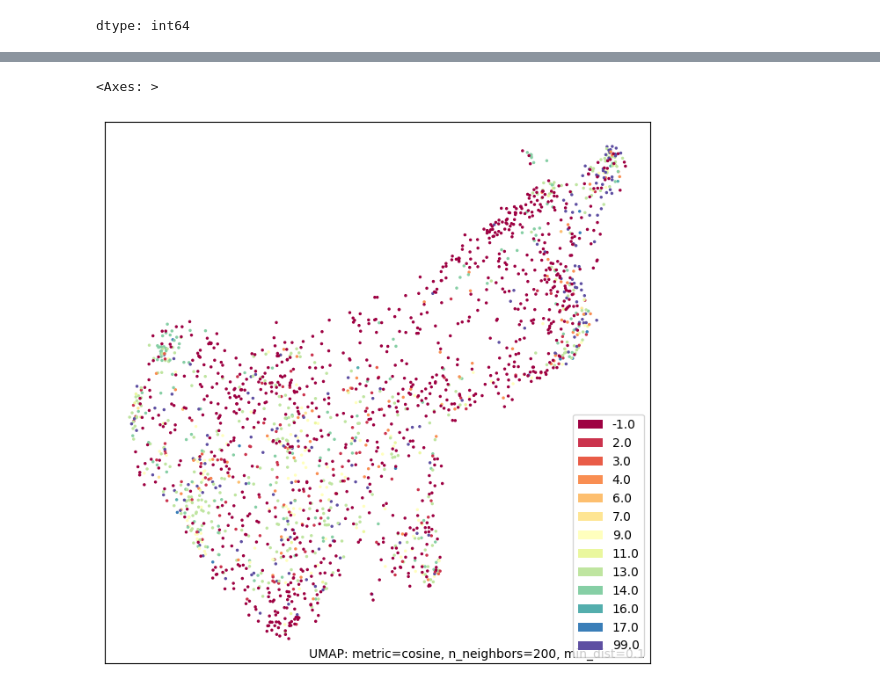
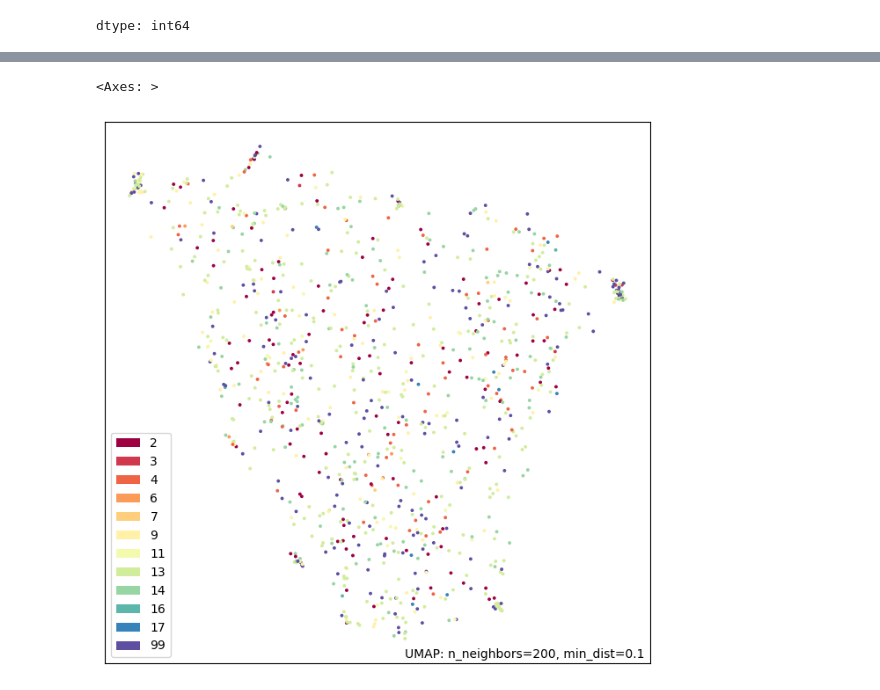
Before and after one commit to stef4k/train-maintenance-data-mining, a Jupyter notebook: text_classification.ipynb, the cells around one changed output, grey strips where cells are left out. Cells and saved outputs as stored; diff of their text form; code cells hidden in the pictures.

```diff
--- a/text_classification.ipynb
+++ b/text_classification.ipynb
@@ -402,0 +422,26 @@ c/len(tuples_pre)
+# %%
+from tqdm import tqdm
+
+cleaned_events_pre_incident = []
+tuples_removed = 0
+
+for prev_events in tqdm(events_pre_incident):
+    cleaned_events = []
+    prev_pre_event = None  # Usa None para identificar el primer elemento
+
+    for pre_event in prev_events:
+        if prev_pre_event is not None:
+            tup = [prev_pre_event, pre_event]
+
+            if tup not in tuples_post:
+                cleaned_events.append(prev_pre_event)
+            else:
+                tuples_removed += 1
+
+        prev_pre_event = pre_event
+
+    if prev_pre_event is not None:
+        cleaned_events.append(prev_pre_event)
+    cleaned_events_pre_incident.append(cleaned_events)
+
+cleaned_events_pre_incident[0]
@@ -420,7 +483,7 @@ df.groupby("incident_type").count()["incident_id"]
 dtype: int64
 # %%
 lens = []
-for events in events_pre_incident:
+for events in cleaned_events_pre_incident:
   lens.append(len(events))
-print(np.median(lens))
+print(np.mean(lens))
 # %% [output]
@@ -428,16 +491,17 @@ print(np.median(lens))
 # %%
-vector_size = 128
-word2vec = Word2Vec(sentences=events_pre_incident, vector_size=vector_size, window=10, sg=0, min_count=4, workers=-1)
+vector_size = 4
+word2vec = Word2Vec(sentences=cleaned_events_pre_incident, vector_size=vector_size, window=9, sg=1, min_count=4, workers=-1)
 embeddings = []
 labels = df["incident_type"]
 actual_events = []
 
-for events in tqdm(events_pre_incident):
+for events in tqdm(cleaned_events_pre_incident):
   embedding = np.zeros(vector_size)
   denominator = 0
   for event in events:
     if event in word2vec.wv:
       embedding += word2vec.wv[event]
       denominator += 1
-  embeddings.append(embedding/denominator)
+
+  embeddings.append(embedding)
 # %% [output]
@@ -454,10 +518,10 @@ WARNING:gensim.models.word2vec:EPOCH 4: supplied raw word count (0) did not equa
 # %%
-umap_model = umap.UMAP(n_components=2, min_dist=0.1, n_neighbors=200, metric='cosine')
+umap_model = umap.UMAP(n_components=2, min_dist=0.1, n_neighbors=200, metric='euclidean')
 X_umap = umap_model.fit_transform(embeddings)
 umap.plot.points(umap_model, labels=labels)
 # %% [output]
 <Axes: >
-[figure, old version]
+[figure, new version]
 # %%
 # prompt: crea un codigo que codifique las labels con LabelEncoder
 
```
Also changed, not shown: parts of 9 cells of this notebook.
